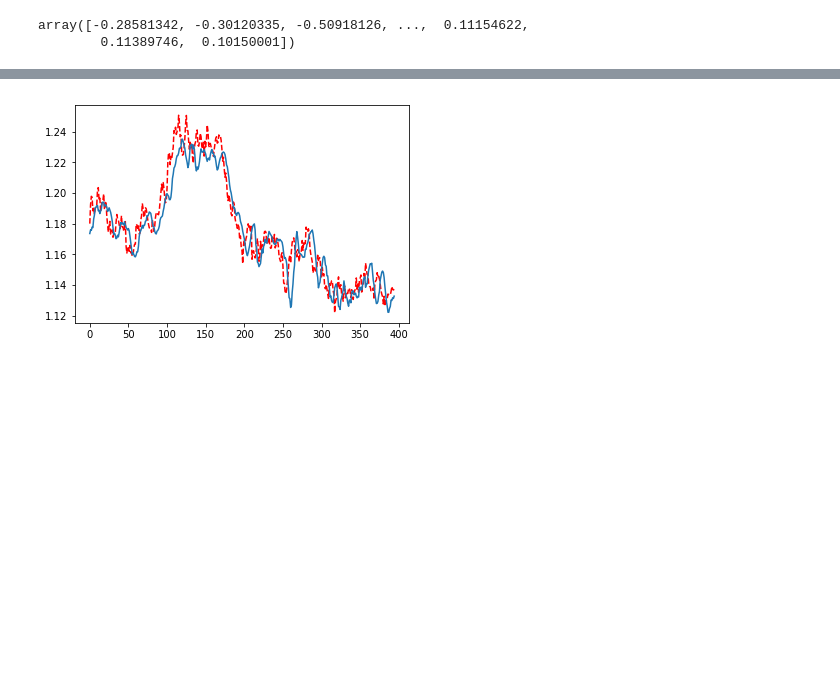
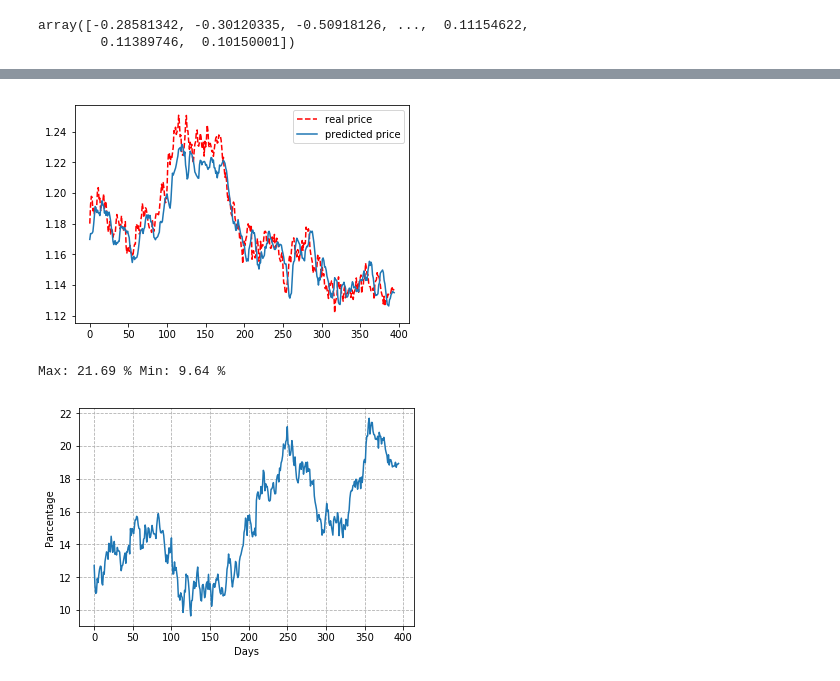
Before and after one commit to ymmy02/FX-Prediction-By-CNN, a Jupyter notebook: Predictioin_by_Neural_Network.ipynb, the cells around one changed output, grey strips where cells are left out. Cells and saved outputs as stored; diff of their text form; code cells hidden in the pictures; blank space fills up the shorter version.

```diff
--- a/Predictioin_by_Neural_Network.ipynb
+++ b/Predictioin_by_Neural_Network.ipynb
@@ -132,7 +139,39 @@ plt.show()
 prediction = model.predict(X_test)
 plt.plot( y_test * std+mean ,label='real price', color='r', linestyle='--')
 plt.plot(prediction * std +mean, label='predicted price' )
+plt.legend()
 plt.show()
-# plt.legend()
 # %% [output]
-[figure, old version]
+[figure, new version]
+# %%
+def take_position_by_prediction(open_price, real_price, predicted_price):
+    if predicted_price > open_price:    # Take Long Position
+        return real_price - open_price
+    else:                                                   # Take Short Position
+        return open_price - real_price
+
+def trade_simulation(start_price, model, X_test, y_test, mean, std):
+    earnings = np.zeros(len(y_test))
+    span = len(X_test[0])
+    for i in range(len(y_test)):
+        open_price = start_price if i == 0 else y_test[i-1][0]*std + mean
+        real_price = y_test[i][0]*std + mean
+        y = model.predict(X_test[i].reshape(1, span, -1))[0][0]
+        predicted_price = y*std + mean
+        one_day_earning = take_position_by_prediction(open_price, real_price, predicted_price)
+        earnings[i] = one_day_earning if i == 0 else one_day_earning + earnings[i-1]
+    return earnings
+# %%
+start_price = y_train[-1][0]
+earnings = trade_simulation(start_price, model, X_test, y_test, mean, std)
+# %%
+earnings_pct = earnings*100/start_price
+print('Max: {0:.2f} %'.format(earnings_pct.max()) , 'Min: {0:.2f} %'.format(earnings_pct.min()))
+plt.plot(earnings*100/start_price)
+plt.xlabel('Days')
+plt.ylabel('Expected Return Parcentage')
+plt.grid(linestyle='--')
+plt.show()
+# %% [output]
+Max: 21.69 % Min: 9.64 %
+[figure, added]
```
Also changed, not shown: parts of 12 cells of this notebook.
